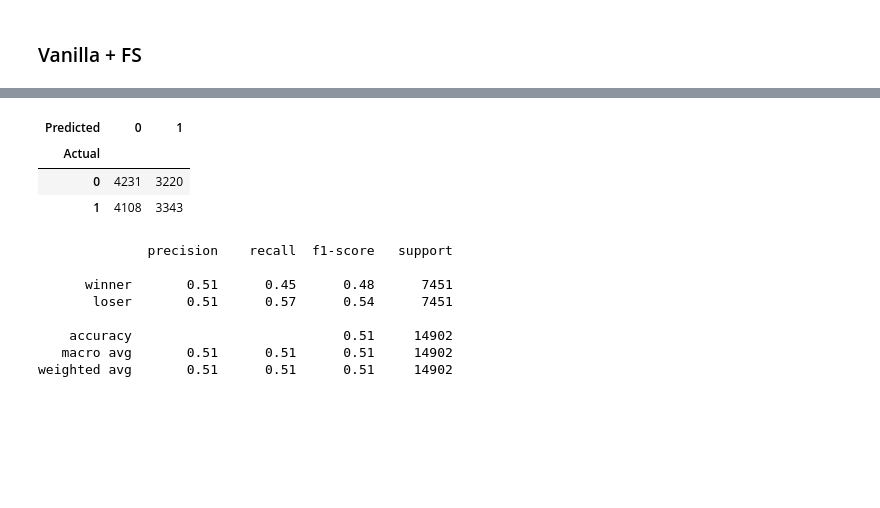
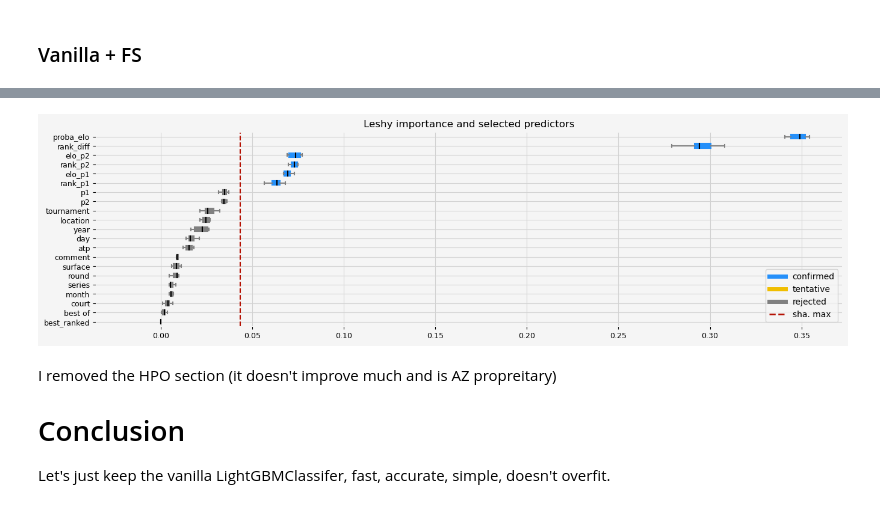
Before and after one commit to ThomasBury/AceBet, a Jupyter notebook: nb/atp_tennis.ipynb, the cells around one changed output, grey strips where cells are left out. Cells and saved outputs as stored; diff of their text form; code cells hidden in the pictures; blank space fills up the shorter version.

```diff
--- a/nb/atp_tennis.ipynb
+++ b/nb/atp_tennis.ipynb
@@ -658,21 +634,11 @@ Saving model as: C:/Users/xtbury/Documents/Projects/mlops_ds/hpo/hpo_steptuner_b
-# %%
-confusion_matrix = pd.crosstab(y_test, y_pred, rownames=['Actual'], colnames=['Predicted'])
-confusion_matrix
-# %% [output]
-| Predicted | 0 | 1 |
-| Actual |  |  |
-| 0 | 4231 | 3220 |
-| 1 | 4108 | 3343 |
-# %%
-y_pred = fitted_pipe.predict(X_test)
-target_names = ["winner", "loser"]
-print(classification_report(y_test, y_pred, target_names=target_names))
-# %% [output]
-              precision    recall  f1-score   support
-
-      winner       0.51      0.45      0.48      7451
-       loser       0.51      0.57      0.54      7451
-
-    accuracy                           0.51     14902
-   macro avg       0.51      0.51      0.51     14902
-weighted avg       0.51      0.51      0.51     14902
+# %%
+fig = fs_model.named_steps["fs"]["arfs"].plot_importance()
+fig
+# %% [output]
+[figure, added]
+# %% [markdown]
+I removed the HPO section (it doesn't improve much and is AZ propreitary)
+
+# Conclusion
+
+Let's just keep the vanilla LightGBMClassifer, fast, accurate, simple, doesn't overfit.
```
Also changed, not shown: parts of 34 cells of this notebook.
